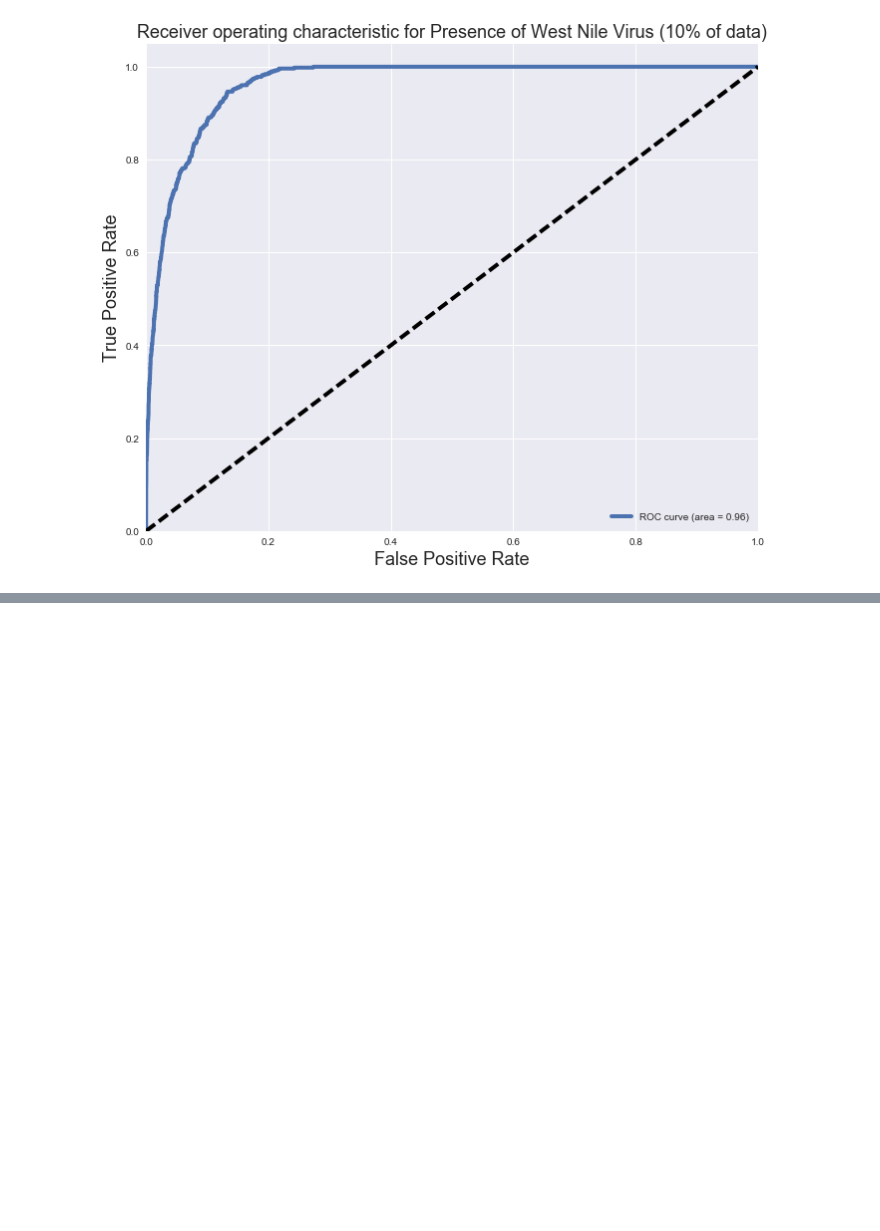
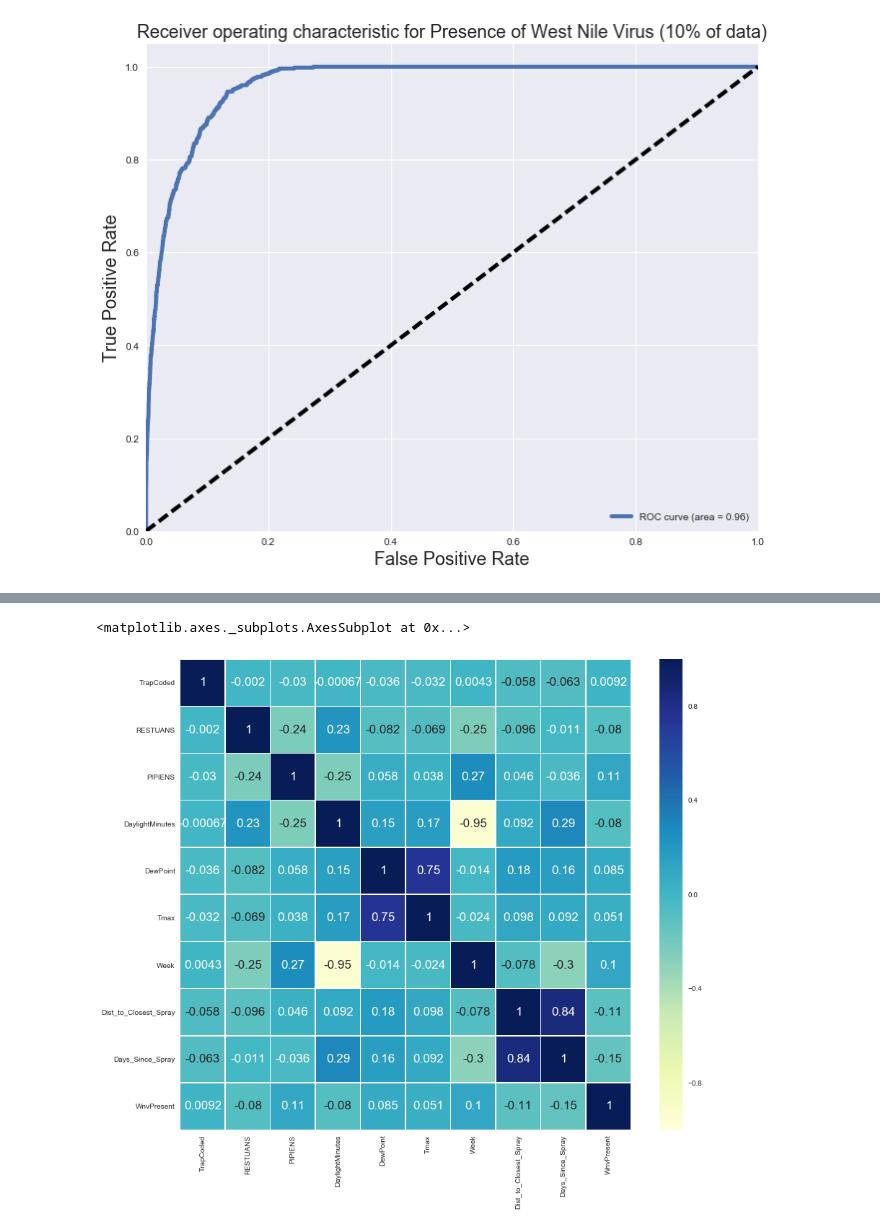
Before and after one commit to joshsparks/DSI-Kaggle, a Jupyter notebook: code/Feature_Selection_Modeling.ipynb, the cells around one changed output, grey strips where cells are left out. Drawn from its saved outputs; the diff is of its cells as text; code cells hidden in the pictures; blank space fills up the shorter version.

```diff
--- a/code/Feature_Selection_Modeling.ipynb
+++ b/code/Feature_Selection_Modeling.ipynb
@@ -1120,0 +1368,5 @@ submissionsix = targety.to_csv("../assets/submissionsix_mg.csv", index = False,
+# %%
+sns.heatmap(modmodtrain.corr(), linewidths = 0.4, annot = True, cmap = "YlGnBu")
+# %% [output]
+<matplotlib.axes._subplots.AxesSubplot at 0x...>
+[figure, added]
```
Also changed, not shown: parts of 205 cells of this notebook, 25 other files.
